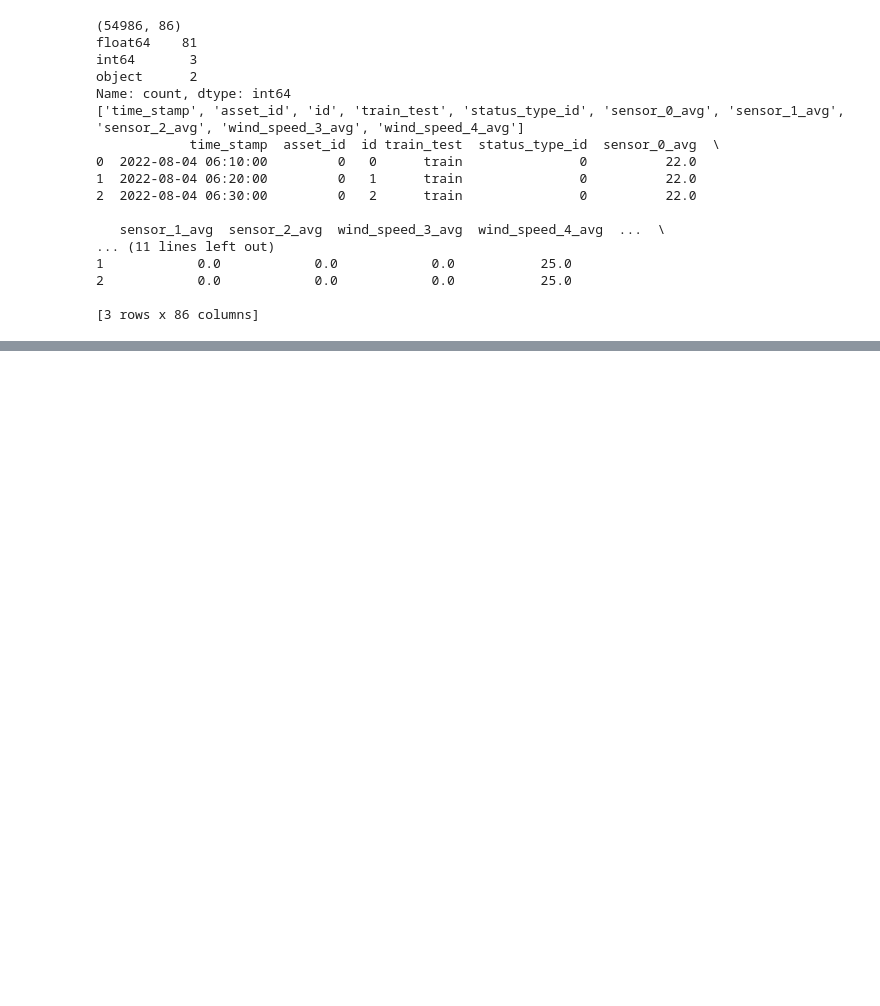
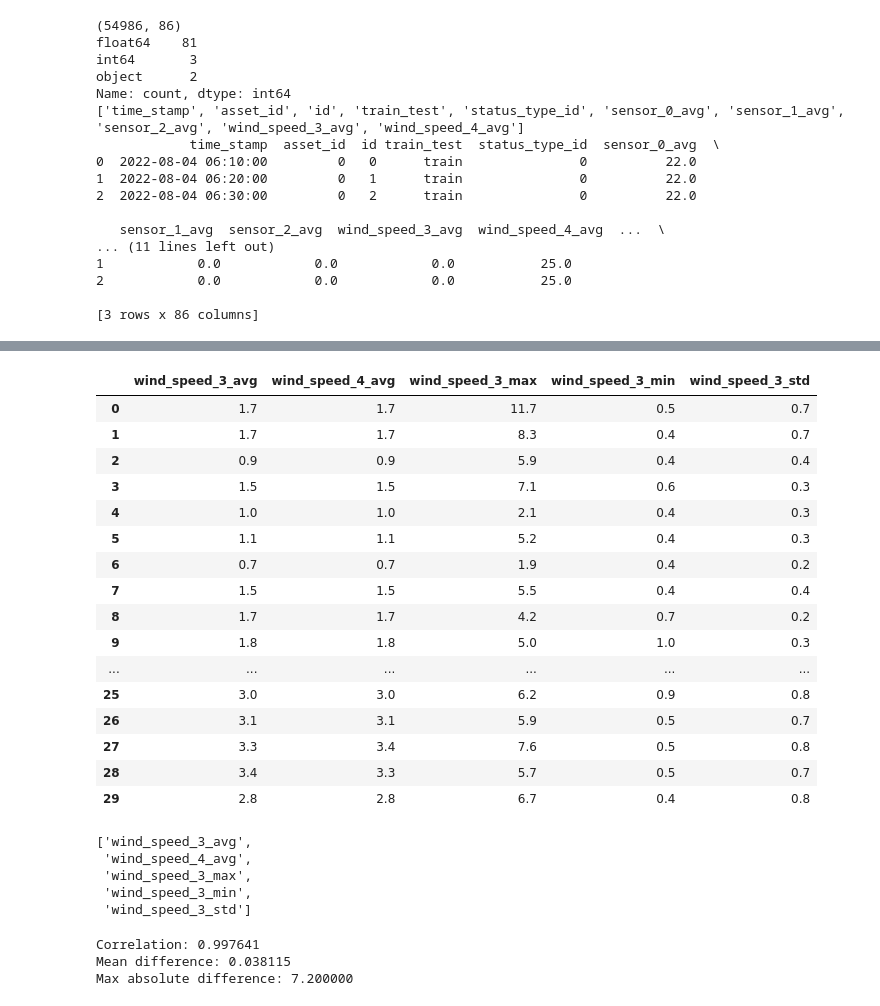
Before and after one commit to RithikDatascientist/potfolio, a Jupyter notebook: Wind_turbin_fault_detection_and_generation_loss/notebooks/01_EDA_Farm_A.ipynb, the cells around one changed output, grey strips where cells are left out. Cells and saved outputs as stored; diff of their text form; code cells hidden in the pictures; blank space fills up the shorter version.

```diff
--- a/Wind_turbin_fault_detection_and_generation_loss/notebooks/01_EDA_Farm_A.ipynb
+++ b/Wind_turbin_fault_detection_and_generation_loss/notebooks/01_EDA_Farm_A.ipynb
@@ -147,3 +147,7 @@ Name: count, dtype: int64
 2            0.0            0.0            0.0           25.0
 
 [3 rows x 86 columns]
+# %%
+file_0["time_stamp"] = pd.to_datetime(file_0["time_stamp"])
+# %%
+file_0["Days"] = file_0["time_stamp"].dt.day
@@ -149,0 +184,5 @@ Name: count, dtype: int64
+# %%
+power_cols = [ col for col in file_0.columns if  "power" in col]
+wind_cols = [ col for col in file_0.columns if "wind" in col]
+print(power_cols,wind_cols)
+print(file_0[power_cols+wind_cols].describe())
@@ -149,0 +207,2 @@ Name: count, dtype: int64
+# %%
+file_0 = file_0.fillna(method="ffill")
@@ -149,0 +229,28 @@ Name: count, dtype: int64
+# %%
+file_0[wind_cols].iloc[:30]
+# %% [output]
+|  | wind_speed_3_avg | wind_speed_4_avg | wind_speed_3_max | wind_speed_3_min | wind_speed_3_std |
+| 0 | 1.7 | 1.7 | 11.7 | 0.5 | 0.7 |
+| 1 | 1.7 | 1.7 | 8.3 | 0.4 | 0.7 |
+| 2 | 0.9 | 0.9 | 5.9 | 0.4 | 0.4 |
+| 3 | 1.5 | 1.5 | 7.1 | 0.6 | 0.3 |
+| 4 | 1.0 | 1.0 | 2.1 | 0.4 | 0.3 |
+| 5 | 1.1 | 1.1 | 5.2 | 0.4 | 0.3 |
+| 6 | 0.7 | 0.7 | 1.9 | 0.4 | 0.2 |
+| 7 | 1.5 | 1.5 | 5.5 | 0.4 | 0.4 |
+| 8 | 1.7 | 1.7 | 4.2 | 0.7 | 0.2 |
+| 9 | 1.8 | 1.8 | 5.0 | 1.0 | 0.3 |
+| ... | ... | ... | ... | ... | ... |
+| 25 | 3.0 | 3.0 | 6.2 | 0.9 | 0.8 |
+| 26 | 3.1 | 3.1 | 5.9 | 0.5 | 0.7 |
+| 27 | 3.3 | 3.4 | 7.6 | 0.5 | 0.8 |
+| 28 | 3.4 | 3.3 | 5.7 | 0.5 | 0.7 |
+| 29 | 2.8 | 2.8 | 6.7 | 0.4 | 0.8 |
+# %%
+wind_cols
+# %% [output]
+['wind_speed_3_avg',
+ 'wind_speed_4_avg',
+ 'wind_speed_3_max',
+ 'wind_speed_3_min',
+ 'wind_speed_3_std']
@@ -149,0 +287,12 @@ Name: count, dtype: int64
+# %%
+correlation = file_0["wind_speed_3_avg"].corr(file_0["wind_speed_4_avg"])
+mean_diff = (file_0["wind_speed_3_avg"] - file_0["wind_speed_4_avg"]).mean()
+max_diff = (file_0["wind_speed_3_avg"] - file_0["wind_speed_4_avg"]).abs().max()
+
+print(f"Correlation: {correlation:.6f}")
+print(f"Mean difference: {mean_diff:.6f}")
+print(f"Max absolute difference: {max_diff:.6f}")
+# %% [output]
+Correlation: 0.997641
+Mean difference: 0.038115
+Max absolute difference: 7.200000
```
Also changed, not shown: parts of 7 cells of this notebook, 1 other file.
